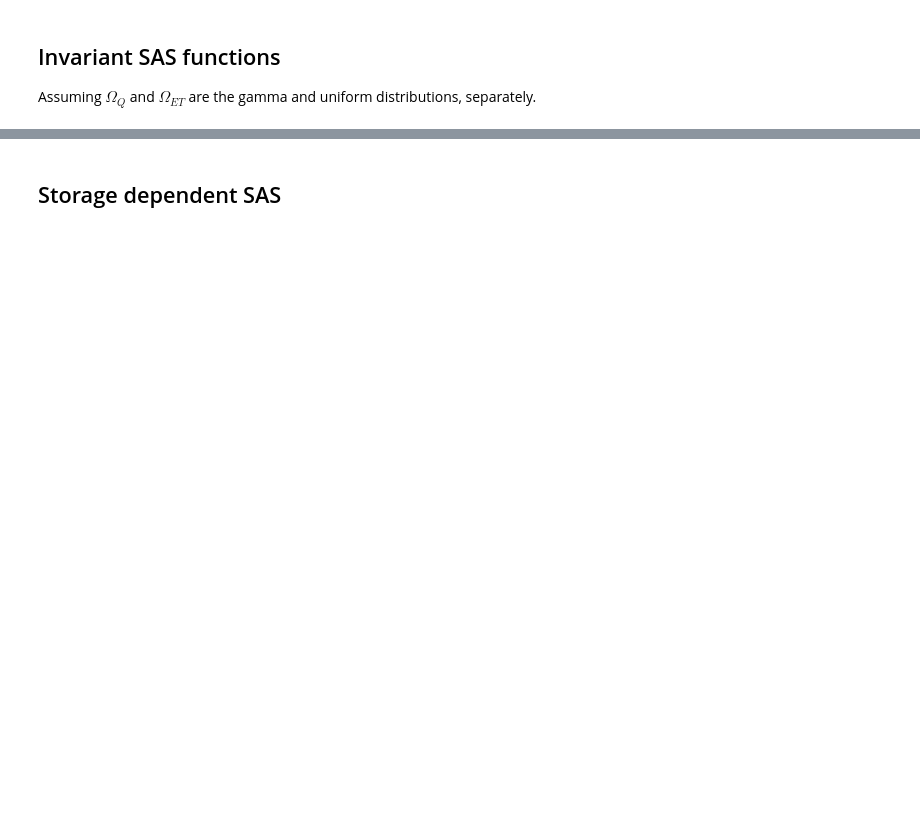
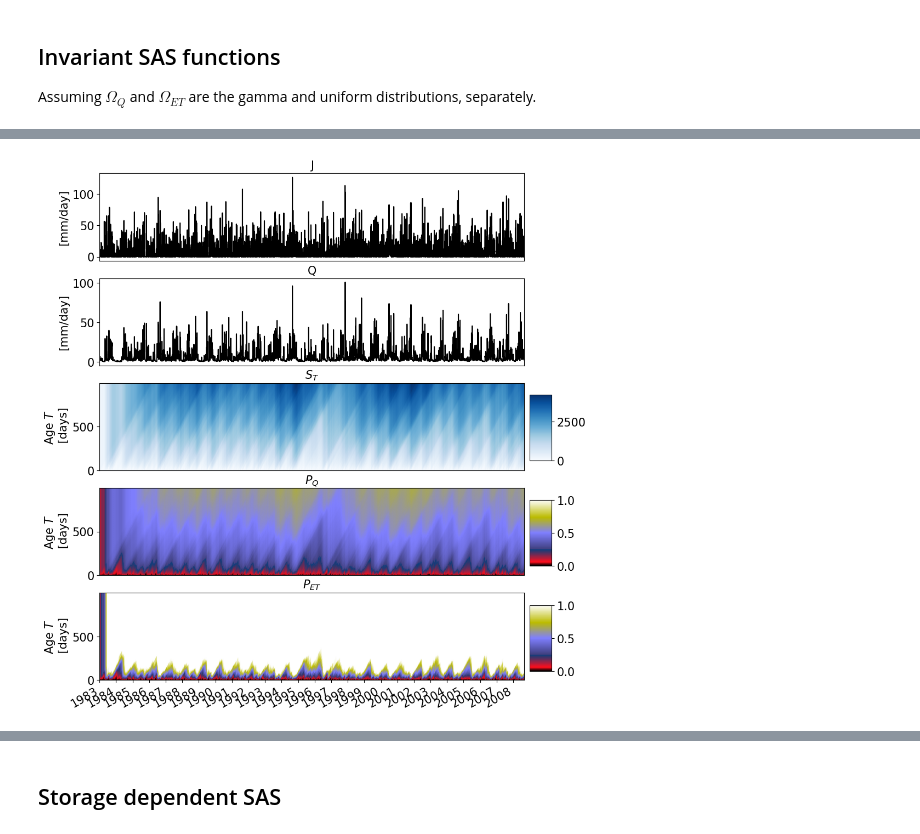
Before and after one commit to PeishiJiang/DiffFlowTransport, a Jupyter notebook: Plynlimon/SASTransport.ipynb, the cells around one changed output, grey strips where cells are left out. Saved outputs shown, nothing was run; the diff lists cells and outputs as text; code cells hidden in the pictures; blank space fills up the shorter version.

```diff
--- a/Plynlimon/SASTransport.ipynb
+++ b/Plynlimon/SASTransport.ipynb
@@ -145,0 +149,7 @@ ax.legend()
+# %%
+plot_PQET_ST(
+    df['J'].values, df['Q'].values, sT, pQETs,
+    params['dt'], df.index, age_cut=1000
+)
+# %% [output]
+[figure, added]
```
Also changed, not shown: parts of 31 cells of this notebook, 1 other file.
